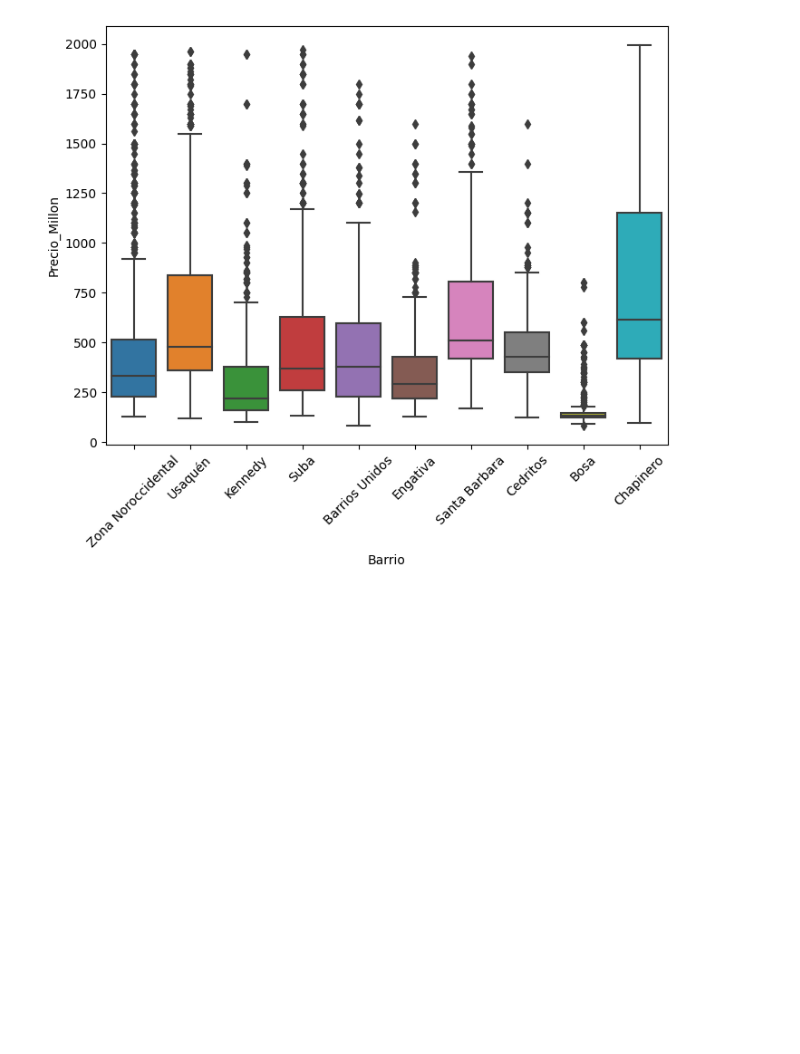
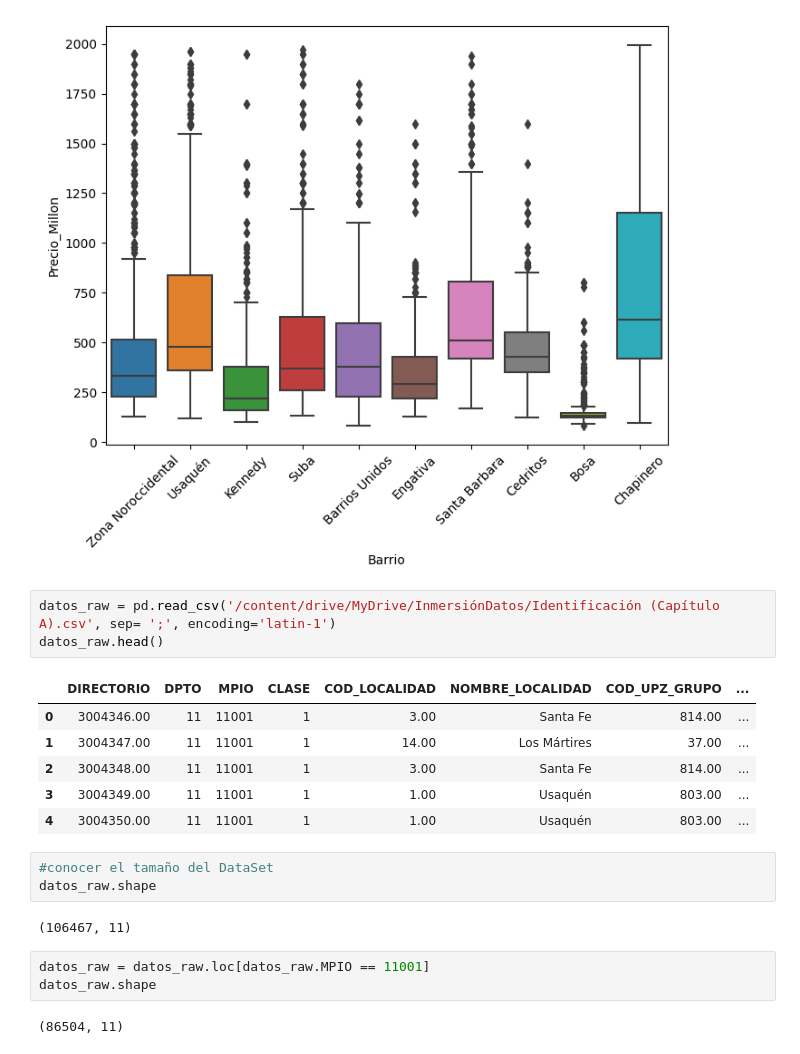
Before and after one commit to IAferaboli/InmersionDatos_AluraLatam, a Jupyter notebook: Práctica_InmersiónDatos_Aula1.ipynb, the cells around one changed output. Cells and saved outputs as stored; diff of their text form; blank space fills up the shorter version.

```diff
--- a/Práctica_InmersiónDatos_Aula1.ipynb
+++ b/Práctica_InmersiónDatos_Aula1.ipynb
@@ -419,3 +419,23 @@ ax.tick_params(axis= 'x', rotation = 45)
 plt.show()
 # %% [output]
 [figure]
+# %%
+datos_raw = pd.read_csv('/content/drive/MyDrive/InmersiónDatos/Identificación (Capítulo A).csv', sep= ';', encoding='latin-1')
+datos_raw.head()
+# %% [output]
+|  | DIRECTORIO | DPTO | MPIO | CLASE | COD_LOCALIDAD | NOMBRE_LOCALIDAD | COD_UPZ_GRUPO | ... |
+| 0 | 3004346.00 | 11 | 11001 | 1 | 3.00 | Santa Fe | 814.00 | ... |
+| 1 | 3004347.00 | 11 | 11001 | 1 | 14.00 | Los Mártires | 37.00 | ... |
+| 2 | 3004348.00 | 11 | 11001 | 1 | 3.00 | Santa Fe | 814.00 | ... |
+| 3 | 3004349.00 | 11 | 11001 | 1 | 1.00 | Usaquén | 803.00 | ... |
+| 4 | 3004350.00 | 11 | 11001 | 1 | 1.00 | Usaquén | 803.00 | ... |
+# %%
+#conocer el tamaño del DataSet
+datos_raw.shape
+# %% [output]
+(106467, 11)
+# %%
+datos_raw = datos_raw.loc[datos_raw.MPIO == 11001]
+datos_raw.shape
+# %% [output]
+(86504, 11)
```
Also changed, not shown: parts of 11 cells of this notebook.
